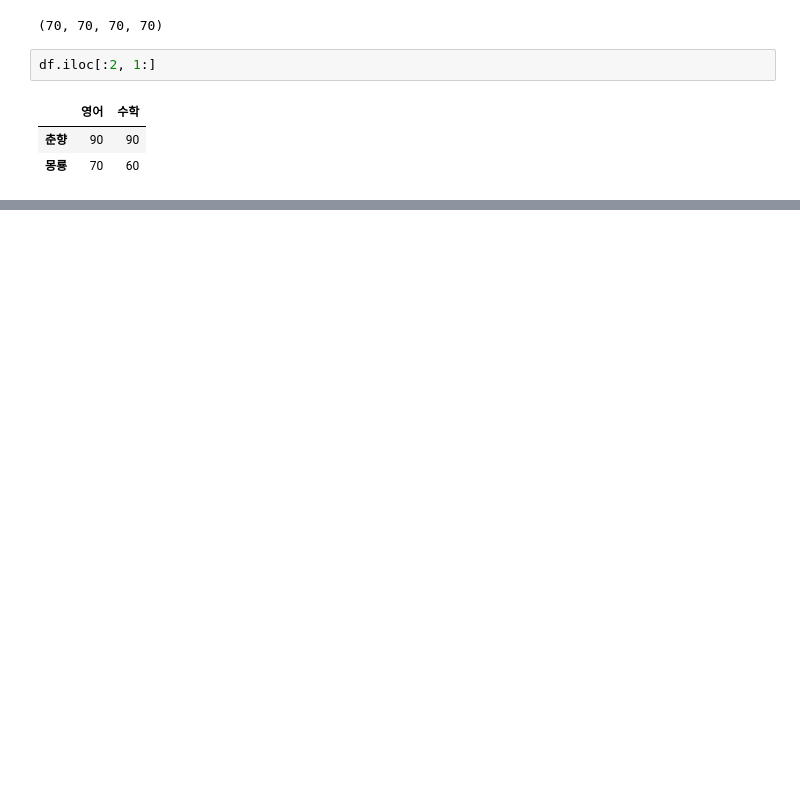
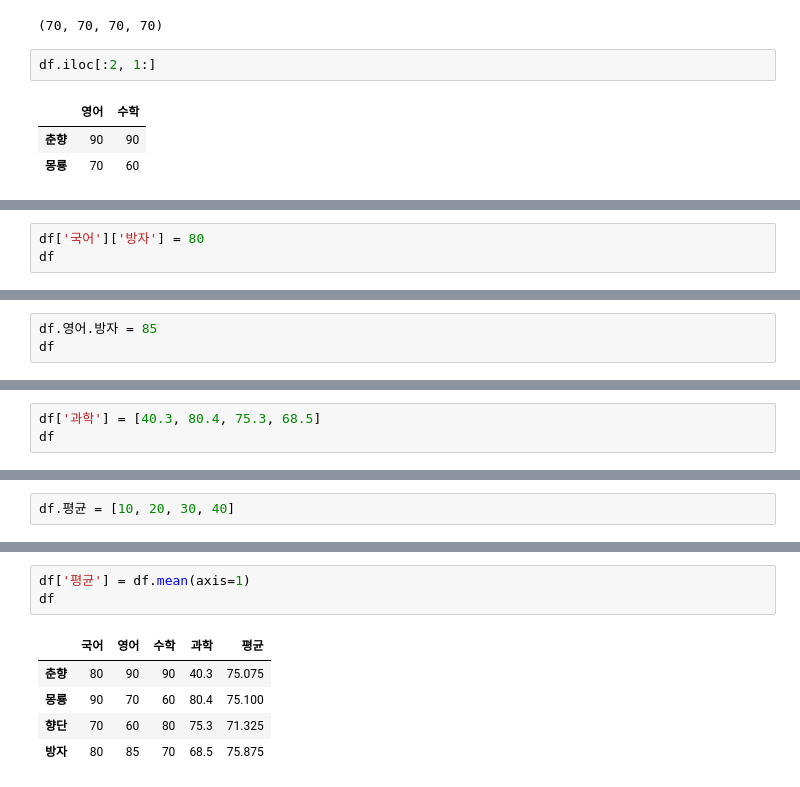
Before and after one commit to ivyjune22/DataAnalysis-Lecture-2022.04, a Jupyter notebook: 02.Pandas/02Dataframe_01.ipynb, the cells around one changed output, grey strips where cells are left out. Drawn from its saved outputs; the diff is of its cells as text; blank space fills up the shorter version.

Commit message:
dataframe 1일차

```diff
--- a/02.Pandas/02Dataframe.ipynb
+++ b/02.Pandas/02Dataframe_01.ipynb
@@ -183,0 +186,3 @@ df.iloc[:2, 1:]
+# %%
+df['국어']['방자'] = 80
+df
@@ -183,0 +195,3 @@ df.iloc[:2, 1:]
+# %%
+df.영어.방자 = 85
+df
@@ -183,0 +206,3 @@ df.iloc[:2, 1:]
+# %%
+df['과학'] = [40.3, 80.4, 75.3, 68.5]
+df
@@ -183,0 +215,2 @@ df.iloc[:2, 1:]
+# %%
+df.평균 = [10, 20, 30, 40]
@@ -183,0 +225,9 @@ df.iloc[:2, 1:]
+# %%
+df['평균'] = df.mean(axis=1)
+df
+# %% [output]
+|  | 국어 | 영어 | 수학 | 과학 | 평균 |
+| 춘향 | 80 | 90 | 90 | 40.3 | 75.075 |
+| 몽룡 | 90 | 70 | 60 | 80.4 | 75.100 |
+| 향단 | 70 | 60 | 80 | 75.3 | 71.325 |
+| 방자 | 80 | 85 | 70 | 68.5 | 75.875 |
```
Also changed, not shown: parts of 14 cells of this notebook, 5 other files.
